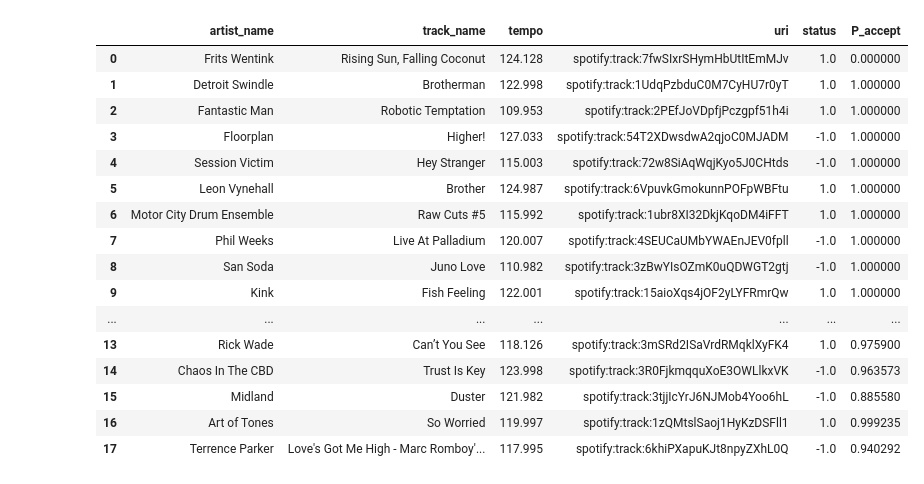
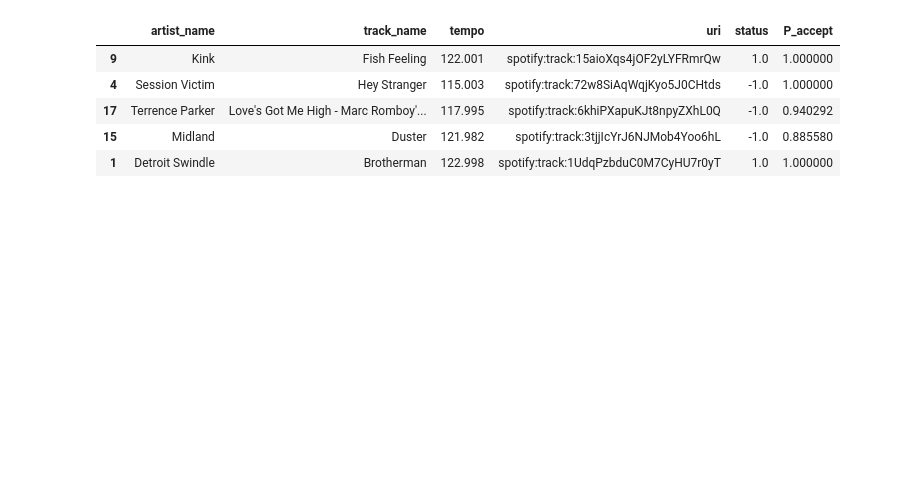
Before and after one commit to tomsyouruncle/DJ_suggest, a Jupyter notebook: notebooks/Analyse_curated_playlist.ipynb, the cells around one changed output. Saved outputs shown, nothing was run; the diff lists cells and outputs as text; code cells hidden in the pictures; blank space fills up the shorter version.

```diff
--- a/notebooks/Analyse_curated_playlist.ipynb
+++ b/notebooks/Analyse_curated_playlist.ipynb
@@ -47,23 +47,12 @@ training_set = pd.read_pickle(os.path.join(PROJ_ROOT,'data','interim','training_
 suggest_set = pd.read_pickle(os.path.join(PROJ_ROOT,'data','interim','track_set.pkl'))
 # %%
 gui_cols = ['artist_name','track_name','tempo','uri','status','P_accept']
-training_set[gui_cols]
+training_set[gui_cols].sample(5)
 # %% [output]
 |  | artist_name | track_name | tempo | uri | status | P_accept |
-| 0 | Frits Wentink | Rising Sun, Falling Coconut | 124.128 | spotify:track:7fwSIxrSHymHbUtItEmMJv | 1.0 | 0.000000 |
+| 9 | Kink | Fish Feeling | 122.001 | spotify:track:15aioXqs4jOF2yLYFRmrQw | 1.0 | 1.000000 |
+| 4 | Session Victim | Hey Stranger | 115.003 | spotify:track:72w8SiAqWqjKyo5J0CHtds | -1.0 | 1.000000 |
+| 17 | Terrence Parker | Love's Got Me High - Marc Romboy'... | 117.995 | spotify:track:6khiPXapuKJt8npyZXhL0Q | -1.0 | 0.940292 |
+| 15 | Midland | Duster | 121.982 | spotify:track:3tjjIcYrJ6NJMob4Yoo6hL | -1.0 | 0.885580 |
 | 1 | Detroit Swindle | Brotherman | 122.998 | spotify:track:1UdqPzbduC0M7CyHU7r0yT | 1.0 | 1.000000 |
-| 2 | Fantastic Man | Robotic Temptation | 109.953 | spotify:track:2PEfJoVDpfjPczgpf51h4i | 1.0 | 1.000000 |
-| 3 | Floorplan | Higher! | 127.033 | spotify:track:54T2XDwsdwA2qjoC0MJADM | -1.0 | 1.000000 |
-| 4 | Session Victim | Hey Stranger | 115.003 | spotify:track:72w8SiAqWqjKyo5J0CHtds | -1.0 | 1.000000 |
-| 5 | Leon Vynehall | Brother | 124.987 | spotify:track:6VpuvkGmokunnPOFpWBFtu | 1.0 | 1.000000 |
-| 6 | Motor City Drum Ensemble | Raw Cuts #5 | 115.992 | spotify:track:1ubr8XI32DkjKqoDM4iFFT | 1.0 | 1.000000 |
-| 7 | Phil Weeks | Live At Palladium | 120.007 | spotify:track:4SEUCaUMbYWAEnJEV0fpll | -1.0 | 1.000000 |
-| 8 | San Soda | Juno Love | 110.982 | spotify:track:3zBwYIsOZmK0uQDWGT2gtj | -1.0 | 1.000000 |
-| 9 | Kink | Fish Feeling | 122.001 | spotify:track:15aioXqs4jOF2yLYFRmrQw | 1.0 | 1.000000 |
-| ... | ... | ... | ... | ... | ... | ... |
-| 13 | Rick Wade | Can’t You See | 118.126 | spotify:track:3mSRd2ISaVrdRMqklXyFK4 | 1.0 | 0.975900 |
-| 14 | Chaos In The CBD | Trust Is Key | 123.998 | spotify:track:3R0FjkmqquXoE3OWLlkxVK | -1.0 | 0.963573 |
-| 15 | Midland | Duster | 121.982 | spotify:track:3tjjIcYrJ6NJMob4Yoo6hL | -1.0 | 0.885580 |
-| 16 | Art of Tones | So Worried | 119.997 | spotify:track:1zQMtslSaoj1HyKzDSFll1 | 1.0 | 0.999235 |
-| 17 | Terrence Parker | Love's Got Me High - Marc Romboy'... | 117.995 | spotify:track:6khiPXapuKJt8npyZXhL0Q | -1.0 | 0.940292 |
 # %%
```
Also changed, not shown: parts of 7 cells of this notebook.
